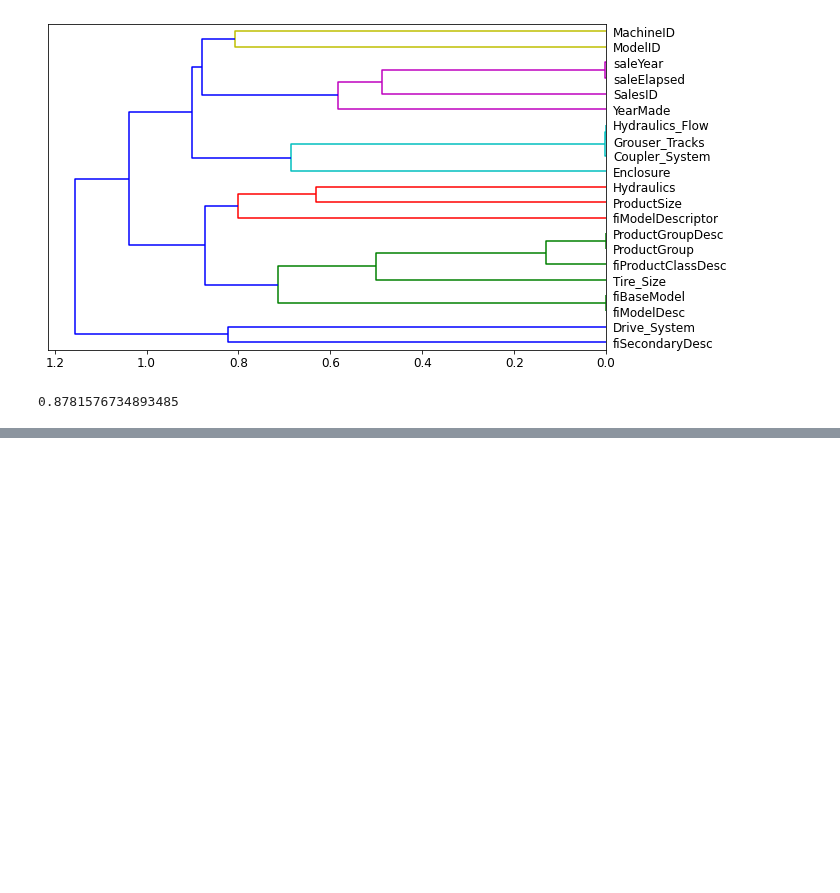
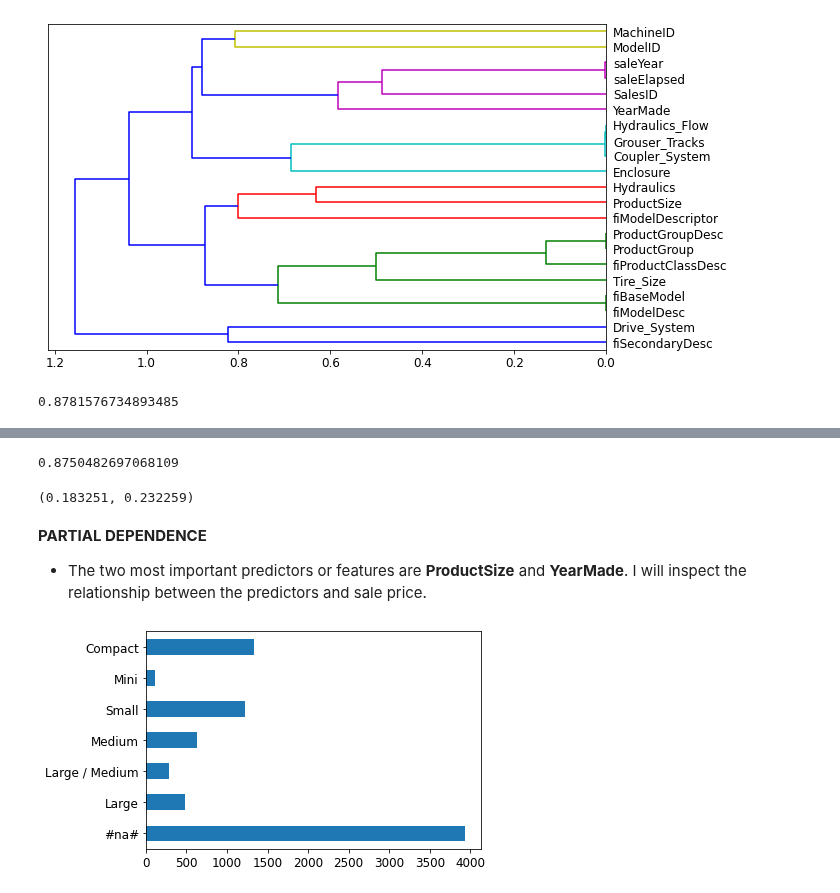
Before and after one commit to ThinamXx/Fastai, a Jupyter notebook: 8. Tabular Modeling/TabularModel.ipynb, the cells around one changed output, grey strips where cells are left out. Saved outputs shown, nothing was run; the diff lists cells and outputs as text; code cells hidden in the pictures; blank space fills up the shorter version.

```diff
--- a/8. Tabular Modeling/TabularModel.ipynb
+++ b/8. Tabular Modeling/TabularModel.ipynb
@@ -352,0 +368,32 @@ get_oob(xs_imp)
+# %%
+#@ REMOVING REDUNDANT FEATURES: MULTIPLE FEATURES AT ONCE:
+to_drop = ["saleYear", "ProductGroupDesc", "fiBaseModel", "Grouser_Tracks"]     # Initializing Features.
+get_oob(xs_imp.drop(to_drop, axis=1))                                           # Inspecting OOB Score.
+# %% [output]
+0.8750482697068109
+# %%
+#@ CREATING FINAL DATAFRAME:
+xs_final = xs_imp.drop(to_drop, axis=1)                                         # Initializing Training DF.
+valid_xs_final = valid_xs_imp.drop(to_drop, axis=1)                             # Initializing Validation DF.
+
+#@ SAVING THE DATAFRAME:
+save_pickle(path/"xs_final.pkl", xs_final)                                      # Saving.
+save_pickle(path/"valid_xs_final.pkl", valid_xs_final)                          # Saving.
+xs_final = load_pickle(path/"xs_final.pkl")                                     # Loading.
+valid_xs_final = load_pickle(path/"valid_xs_final.pkl")                         # Loading.
+# %%
+#@ INSPECTING RMSE:
+m = rf(xs_final, y)                                                             # Initializing RF.
+m_rmse(m, xs_final, y), m_rmse(m, valid_xs_final, valid_y)                      # Inspecting RMSE.
+# %% [output]
+(0.183251, 0.232259)
+# %% [markdown]
+**PARTIAL DEPENDENCE**
+- The two most important predictors or features are **ProductSize** and **YearMade**. I will inspect the relationship between the predictors and sale price.
+# %%
+#@ GETTING PARTIAL DEPENDENCE PLOTS:
+p = valid_xs_final["ProductSize"].value_counts(sort=False).plot.barh()          # Creating Plots.
+c = tabular_pandas.classes['ProductSize']                                       # Initializing Feature.
+plt.yticks(range(len(c)), c);                                                   # Creating Plots.
+# %% [output]
+[figure, added]
```
Also changed, not shown: parts of 5 cells of this notebook.
